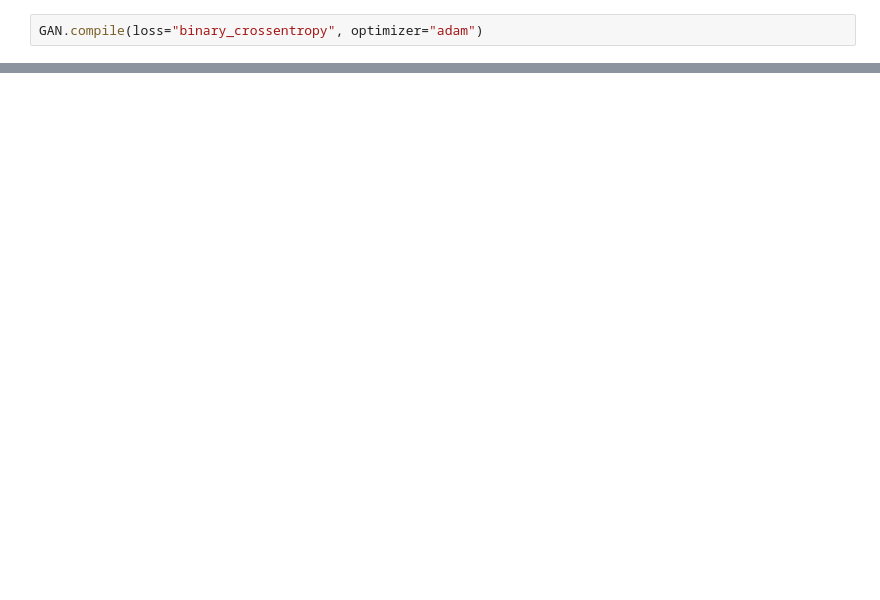
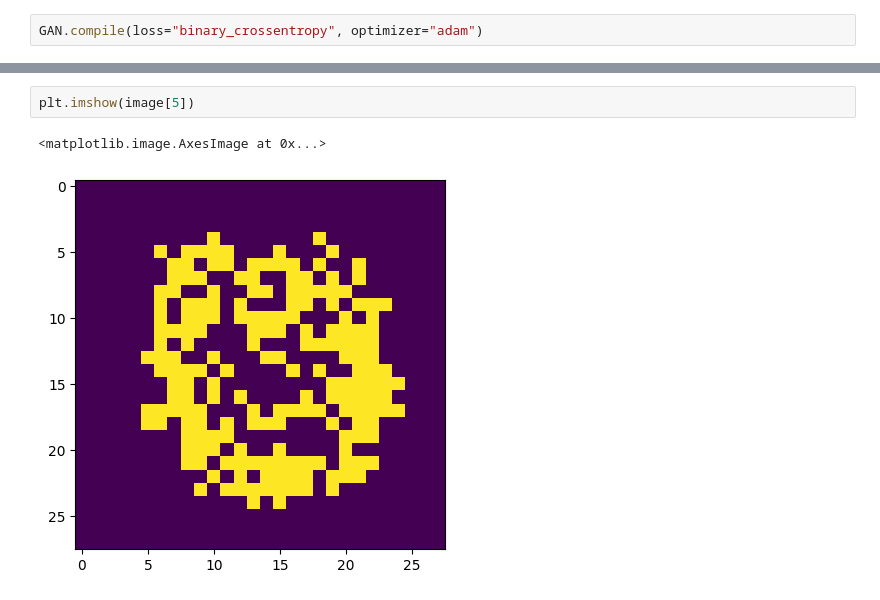
Before and after one commit to gc2321/3235-Machine-Learning, a Jupyter notebook: XTRA_NEURO_NET_EXERCISES/6_gans_mnist.ipynb, the cells around one changed output, grey strips where cells are left out. Drawn from its saved outputs; the diff is of its cells as text; blank space fills up the shorter version.

```diff
--- a/XTRA_NEURO_NET_EXERCISES/6_gans_mnist.ipynb
+++ b/XTRA_NEURO_NET_EXERCISES/6_gans_mnist.ipynb
@@ -68,0 +184,5 @@ GAN.compile(loss="binary_crossentropy", optimizer="adam")
+# %%
+plt.imshow(image[5])
+# %% [output]
+<matplotlib.image.AxesImage at 0x...>
+[figure, added]
```
Also changed, not shown: parts of 19 cells of this notebook.
